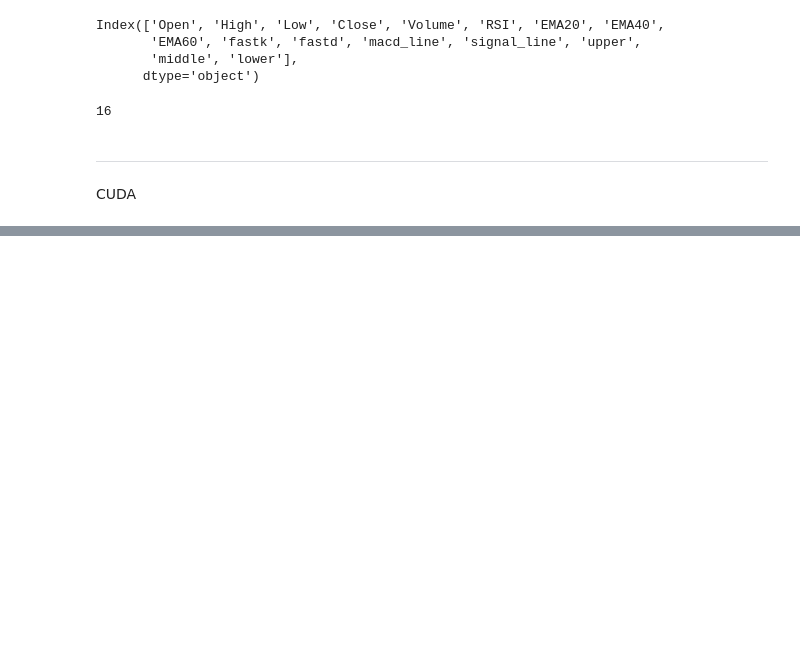
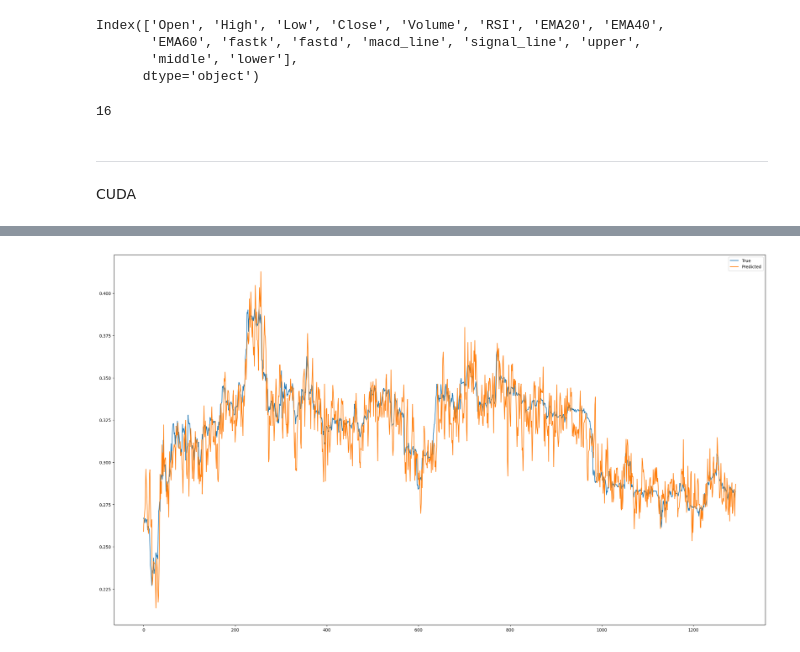
Before and after one commit to Galo0000/Proyectos-en-Python, a Jupyter notebook: Bot cryptos/Crypto/lstm.ipynb, the cells around one changed output, grey strips where cells are left out. Cells and saved outputs as stored; diff of their text form; code cells hidden in the pictures; blank space fills up the shorter version.

```diff
--- a/Bot cryptos/Crypto/lstm.ipynb
+++ b/Bot cryptos/Crypto/lstm.ipynb
@@ -221,0 +291,15 @@ mean_list
+# %%
+# Evaluación del modelo
+model.eval()
+eval_predictions = []
+with torch.no_grad():
+    eval_predictions = model(eval_sequences)
+
+# Graficar los resultados
+plt.figure(figsize=(28, 16))
+plt.plot(eval_target.cpu(), label='True')
+plt.plot(eval_predictions.cpu(), label='Predicted')
+plt.legend()
+plt.show()
+# %% [output]
+[figure, added]
```
Also changed, not shown: parts of 15 cells of this notebook.
